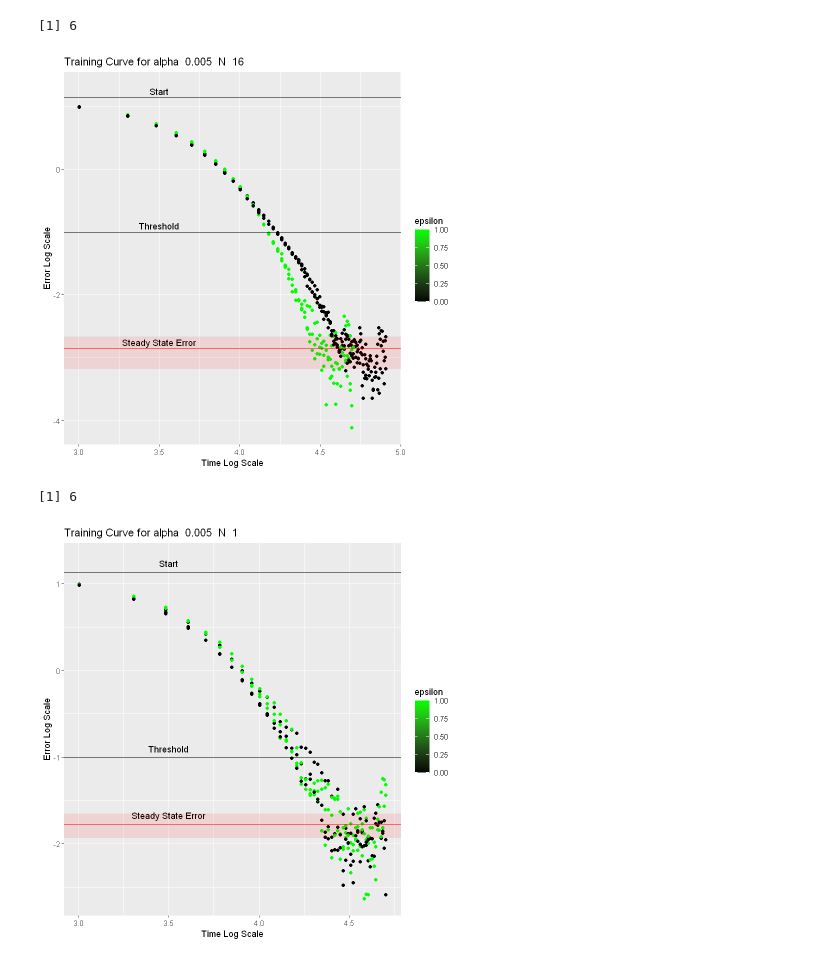
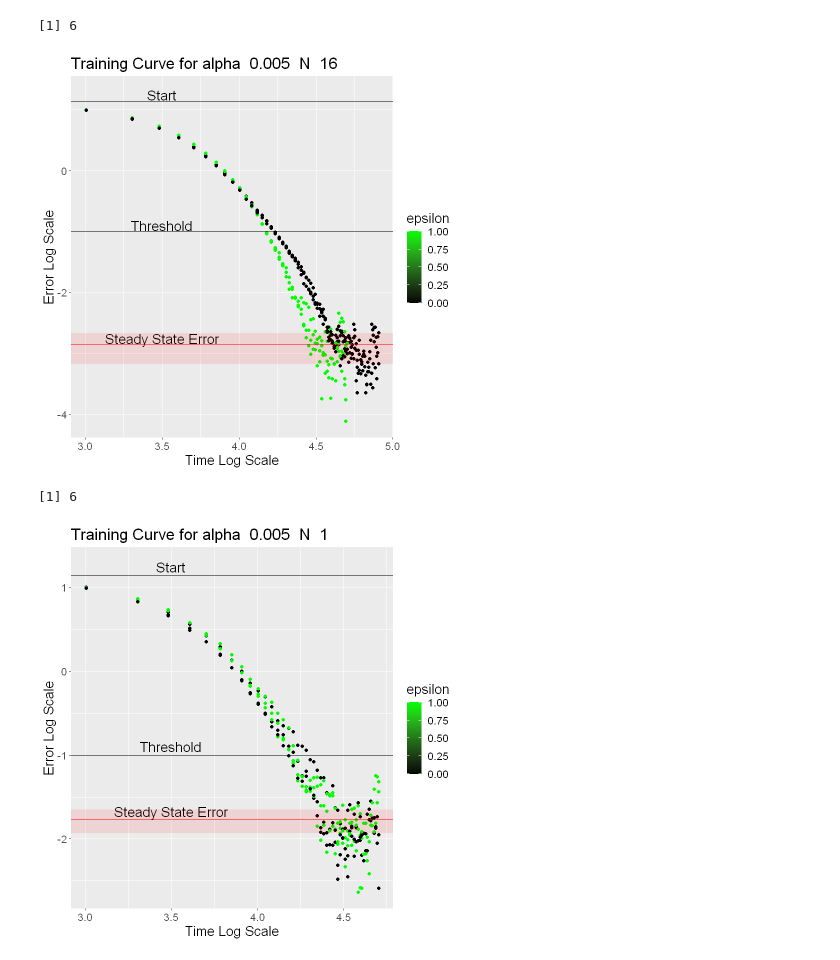
Before and after one commit to MichaelEinhorn/FederatedRL, a Jupyter notebook: trajectoriesR.ipynb, the cells around one changed output. Drawn from its saved outputs; the diff is of its cells as text; code cells hidden in the pictures.

```diff
--- a/trajectoriesR.ipynb
+++ b/trajectoriesR.ipynb
@@ -2,7 +2,7 @@
 library(ggplot2)
 # %%
 # dataFull <- read.csv("mdpv4Traj.csv", header=TRUE)
-dataFull <- read.csv("mdpvKTraj.csv", header=TRUE)
+dataFull <- read.csv("mdpv4Traj.csv", header=TRUE)
 dataFull <- dataFull[dataFull$alpha <= 1, ]
 print("rows")
 nrow(dataFull)
@@ -69,37 +71,39 @@ p
 # %%
 a = 0.005
 N = 16
 title <- paste("Training Curve for alpha ", a, " N ", N)
 data <- dataFull[dataFull$alpha == a & (dataFull$syncBackups == 1 | dataFull$syncBackups == -1) & dataFull$fedP == N,]
 nrow(data[data$epsToBackup == 1010,])
 sqDiff = data$diffs ** 2
 
 avgDiffs = c()
 for (trial in unique(data$trial)){
     for (eps in unique(data$epsilon)){
         temp <- data[data$trial == trial & data$epsilon == eps,]
         tempTime <- max(temp$epsToBackup)
         temp <- temp[temp$epsToBackup > tempTime - 10 * 1010,]
         diff <- mean(temp$diffs ** 2)
         avgDiffs = append(avgDiffs, diff)
     }
 }
 
 time <- data$epsToBackup
 p <- ggplot(data, aes(x=log10(time), y=log10(sqDiff)))
 p <- p + ggtitle(title)
+p <- p + theme(text = element_text(size = 16))
+p <- p + theme(text = element_text(size = 16))
 p <- p + geom_point(aes(colour = epsilon))
 p <- p + xlab("Time Log Scale") + ylab("Error Log Scale")
 p <- p + scale_color_gradientn(colors = c("black", "green"))
 p <- p + ylim(NA, log10(15) + 0.1) # needed to keep top line not grayed out
-p <- p + geom_hline(yintercept=log10(0.1)) + annotate(geom="text", x=3.5, y=log10(0.1) + 0.1, label="Threshold")
-p <- p + geom_hline(yintercept=log10(13.731440581206959)) + annotate(geom="text", x=3.5, y=log10(13.731440581206959) + 0.1, label="Start")
-p <- p + geom_hline(yintercept=log10(mean(avgDiffs)), color="red") + annotate(geom="text", x=3.5, y=log10(mean(avgDiffs)) + 0.1, label="Steady State Error")
+p <- p + geom_hline(yintercept=log10(0.1)) + annotate(geom="text", x=3.5, y=log10(0.1) + 0.1, label="Threshold", size=6)
+p <- p + geom_hline(yintercept=log10(13.731440581206959)) + annotate(geom="text", x=3.5, y=log10(13.731440581206959) + 0.1, label="Start", size=6)
+p <- p + geom_hline(yintercept=log10(mean(avgDiffs)), color="red") + annotate(geom="text", x=3.5, y=log10(mean(avgDiffs)) + 0.1, label="Steady State Error", size=6)
 p <- p + geom_rect(data=data[1,], inherit.aes=FALSE, xmin=0, xmax=Inf, ymin=log10(mean(avgDiffs) - sd(avgDiffs)), ymax=log10(mean(avgDiffs) + sd(avgDiffs)), fill="red", alpha=0.1) # steady state error sd
 p
 # %% [output]
 [1] 6
-[figure, old version]
+[figure, new version]
 # %%
 a = 0.005
 N = 1
@@ -122,16 +126,17 @@ for (trial in unique(data$trial)){
 time <- data$epsToBackup
 p <- ggplot(data, aes(x=log10(time), y=log10(sqDiff)))
 p <- p + ggtitle(title)
+p <- p + theme(text = element_text(size = 16))
 p <- p + geom_point(aes(colour = epsilon))
 p <- p + xlab("Time Log Scale") + ylab("Error Log Scale")
 p <- p + scale_color_gradientn(colors = c("black", "green"))
 p <- p + ylim(NA, log10(15) + 0.1) # needed to keep top line not grayed out
-p <- p + geom_hline(yintercept=log10(0.1)) + annotate(geom="text", x=3.5, y=log10(0.1) + 0.1, label="Threshold")
-p <- p + geom_hline(yintercept=log10(13.731440581206959)) + annotate(geom="text", x=3.5, y=log10(13.731440581206959) + 0.1, label="Start")
-p <- p + geom_hline(yintercept=log10(mean(avgDiffs)), color="red") + annotate(geom="text", x=3.5, y=log10(mean(avgDiffs)) + 0.1, label="Steady State Error")
+p <- p + geom_hline(yintercept=log10(0.1)) + annotate(geom="text", x=3.5, y=log10(0.1) + 0.1, label="Threshold", size=6)
+p <- p + geom_hline(yintercept=log10(13.731440581206959)) + annotate(geom="text", x=3.5, y=log10(13.731440581206959) + 0.1, label="Start", size=6)
+p <- p + geom_hline(yintercept=log10(mean(avgDiffs)), color="red") + annotate(geom="text", x=3.5, y=log10(mean(avgDiffs)) + 0.1, label="Steady State Error", size=6)
 p <- p + geom_rect(data=data[1,], inherit.aes=FALSE, xmin=0, xmax=Inf, ymin=log10(mean(avgDiffs) - sd(avgDiffs)), ymax=log10(mean(avgDiffs) + sd(avgDiffs)), fill="red", alpha=0.1) # steady state error sd
 p
 # %% [output]
 [1] 6
-[figure, old version]
+[figure, new version]
 # %%
```
Also changed, not shown: parts of 6 cells of this notebook, 12 other files.
